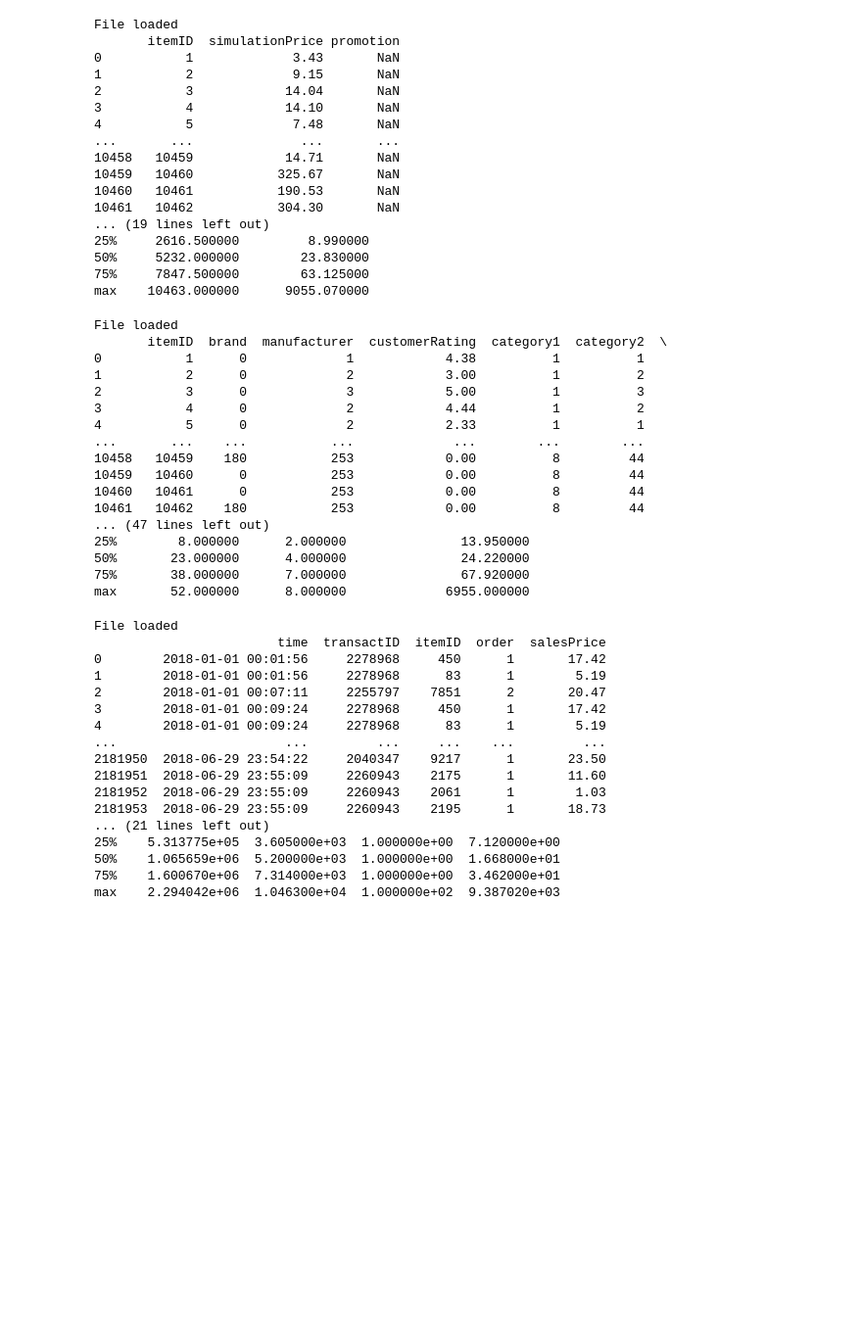
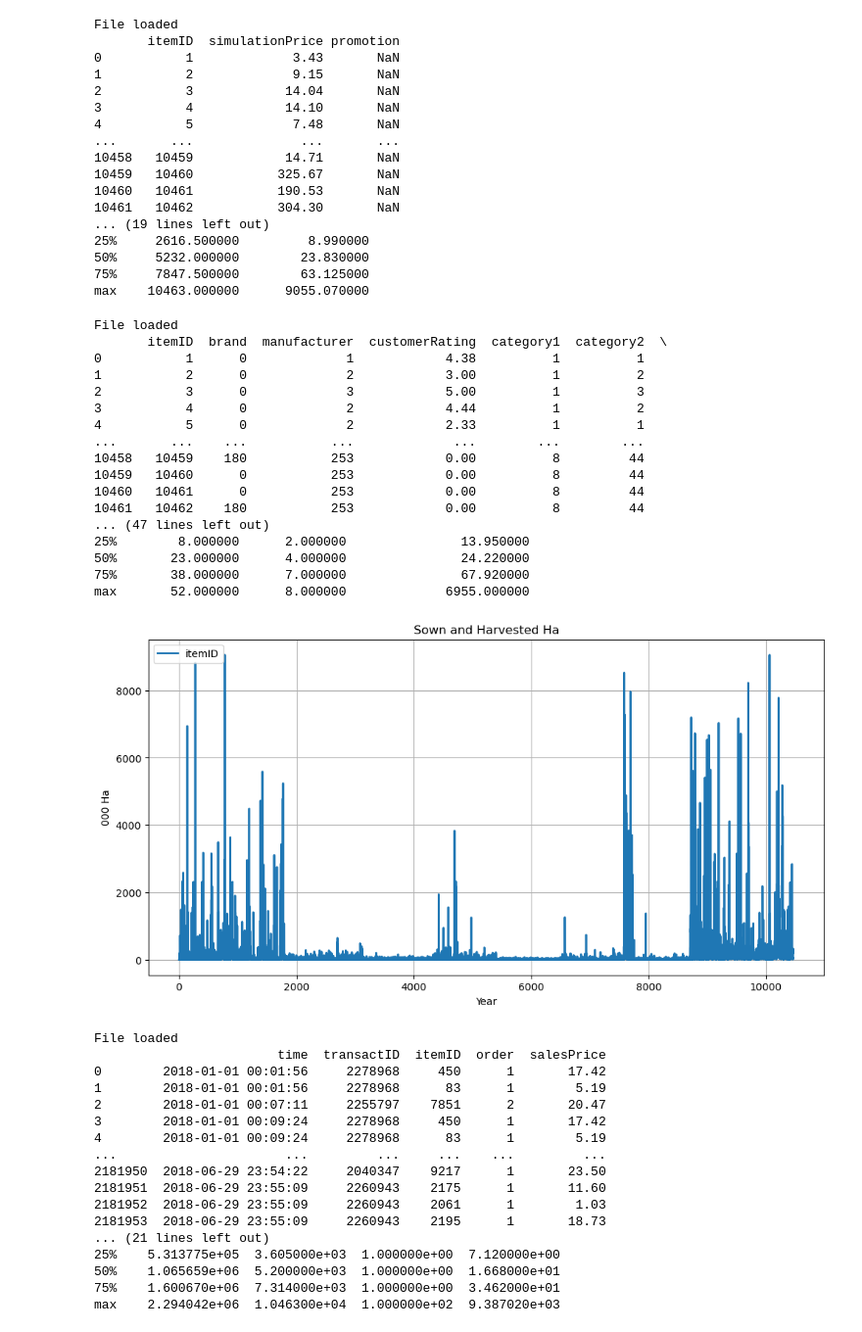
Before and after one commit to Suraj-st/PrinciplesOfDataScience_Group2, a Jupyter notebook: Suneth/Portfolio_Group.ipynb, the cells around one changed output. Shown at 98% size. Saved outputs shown, nothing was run; the diff lists cells and outputs as text; code cells hidden in the pictures; blank space fills up the shorter version.

```diff
--- a/Suneth/Portfolio_Group.ipynb
+++ b/Suneth/Portfolio_Group.ipynb
@@ -89,37 +89,48 @@ File loaded
 max    10463.000000      9055.070000
 # %%
 # Step 5 - data separation - items.csv
+import matplotlib.pyplot as plt
 
 file_path = "C:/Users/suneth.jayamanne/.cache/kagglehub/datasets/oscarm524/demand-forecast-for-optimized-inventory-planning/versions/5/items.csv"
 
 items = pd.read_csv(file_path, delimiter="|")
 print("File loaded")
 
 print(items)
 print(items.info())
 print(items.describe())
 
+# Visualizations
+plt.figure(figsize=(12, 6))
+plt.plot(df['itemID'], df['simulationPrice'], label='itemID', linewidth=2)
+plt.xlabel('Year')
+plt.ylabel('000 Ha')
+plt.title('Sown and Harvested Ha')
+plt.legend()
+plt.grid(True)
+plt.show()
 
 # Save as CSV
 items.to_csv("C:/Users/suneth.jayamanne/.cache/kagglehub/datasets/oscarm524/demand-forecast-for-optimized-inventory-planning/versions/5/items_separated.csv", index=False)
 # %% [output]
 File loaded
        itemID  brand  manufacturer  customerRating  category1  category2  \
 0           1      0             1            4.38          1          1
 1           2      0             2            3.00          1          2
 2           3      0             3            5.00          1          3
 3           4      0             2            4.44          1          2
 4           5      0             2            2.33          1          1
 ...       ...    ...           ...             ...        ...        ...
 10458   10459    180           253            0.00          8         44
 10459   10460      0           253            0.00          8         44
 10460   10461      0           253            0.00          8         44
 10461   10462    180           253            0.00          8         44
 ... (47 lines left out)
 25%        8.000000      2.000000               13.950000
 50%       23.000000      4.000000               24.220000
 75%       38.000000      7.000000               67.920000
 max       52.000000      8.000000             6955.000000
+[figure, added]
 # %%
 # Step 5 - data separation - orders.csv
 
```
